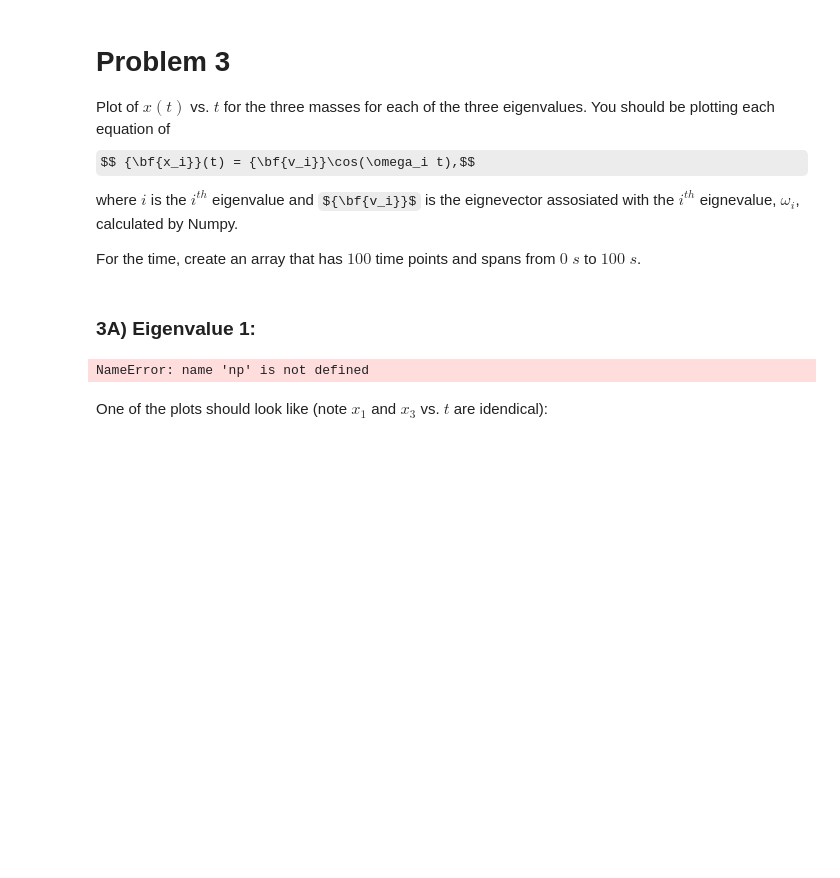
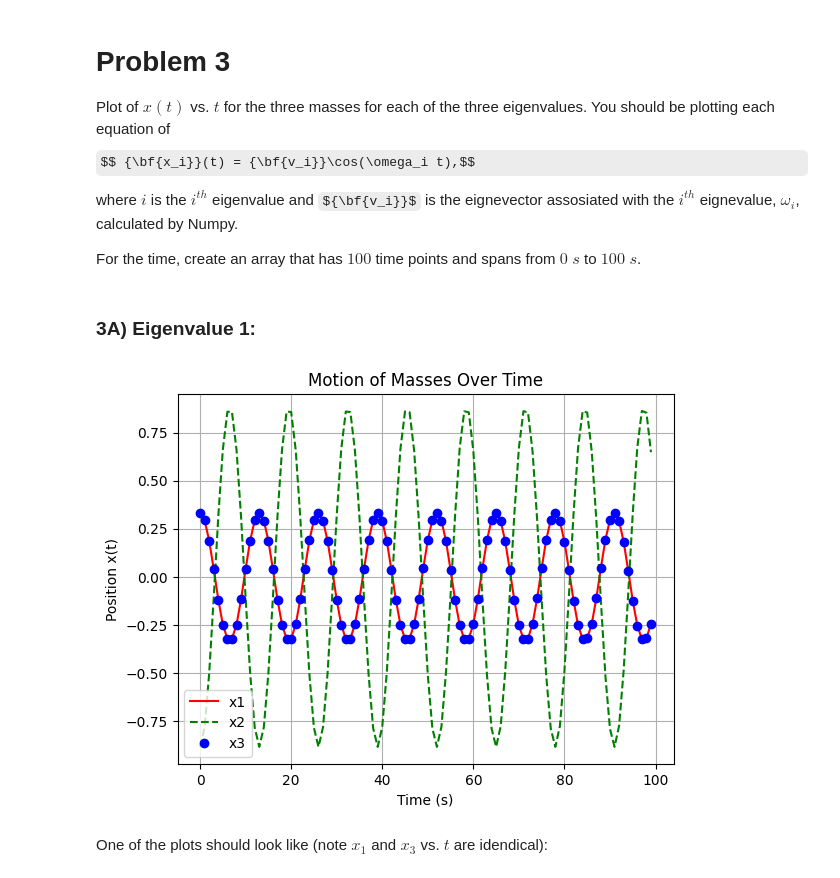
Before and after one commit to Tsclonetrooper/Phys-3511-Fall24, a Jupyter notebook: Module03/Assignment/Assignment-03.ipynb, the cells around one changed output. Saved outputs shown, nothing was run; the diff lists cells and outputs as text; code cells hidden in the pictures; some formulas as TeX source; blank space fills up the shorter version.

```diff
--- a/Module03/Assignment/Assignment-03.ipynb
+++ b/Module03/Assignment/Assignment-03.ipynb
@@ -101,37 +106,25 @@ For the time, create an array that has $100$ time points and spans from $0\;s$ t
 # %%
 #eigenvalue 1
 t = np.linspace(0,100,100)
 
-#x0 = eigenvectors[0] * np.cos(eigenvalues[0] * t)
+w = np.sqrt(eigenvalues[0])
 
-#fig = plt.figure('x vs t')
-#axes = fig.add_axes([0.2,0.2,0.8,0.8])
-#axes.plot(t,x,':g',label=r'$Scipy (RK45)$')
-#axes.set_title('X vs Y');
+x1 = eigenvectors[0,0] * np.cos(np.sqrt(eigenvalues[0])*t)
+x2 = eigenvectors[1,0] * np.cos(np.sqrt(eigenvalues[0])*t)
+x3 = eigenvectors[2,0] * np.cos(np.sqrt(eigenvalues[0])*t)
 
-omega = np.sqrt(np.abs(eigenvalues))
-#x1 = A[0,0]*cos(sqrt( w[0]) * t)
-positions = np.zeros((3, len(t)))
-
-for i in range(3):
-
-    v_i = eigenvectors[:, i].reshape(-1, )
-    print(v_i.shape)
-    positions[i] = (v_i.flatten() * np.cos(omega[i] * t)).flatten()
-
-plt.figure(figsize=(10, 6))
-
-for i in range(3):
-    plt.plot(t, positions[i], label=f'Mass {i + 1} (λ={eigenvalues[i]:.2f})')
 
 plt.title('Motion of Masses Over Time')
+plt.plot( x1,'r',label = 'x1')
+plt.plot( x2,'--g',label = 'x2',)
+plt.plot( x3,'ob',label = 'x3')
 plt.xlabel('Time (s)')
 plt.ylabel('Position x(t)')
 plt.legend()
 plt.grid()
 plt.show()
 # %% [output]
-NameError: name 'np' is not defined
+[figure, added]
 # %% [markdown]
 One of the plots should look like (note $x_1$ and $x_3$ vs. $t$ are idendical):
 # %% [markdown]
```
Also changed, not shown: parts of 17 cells of this notebook.
